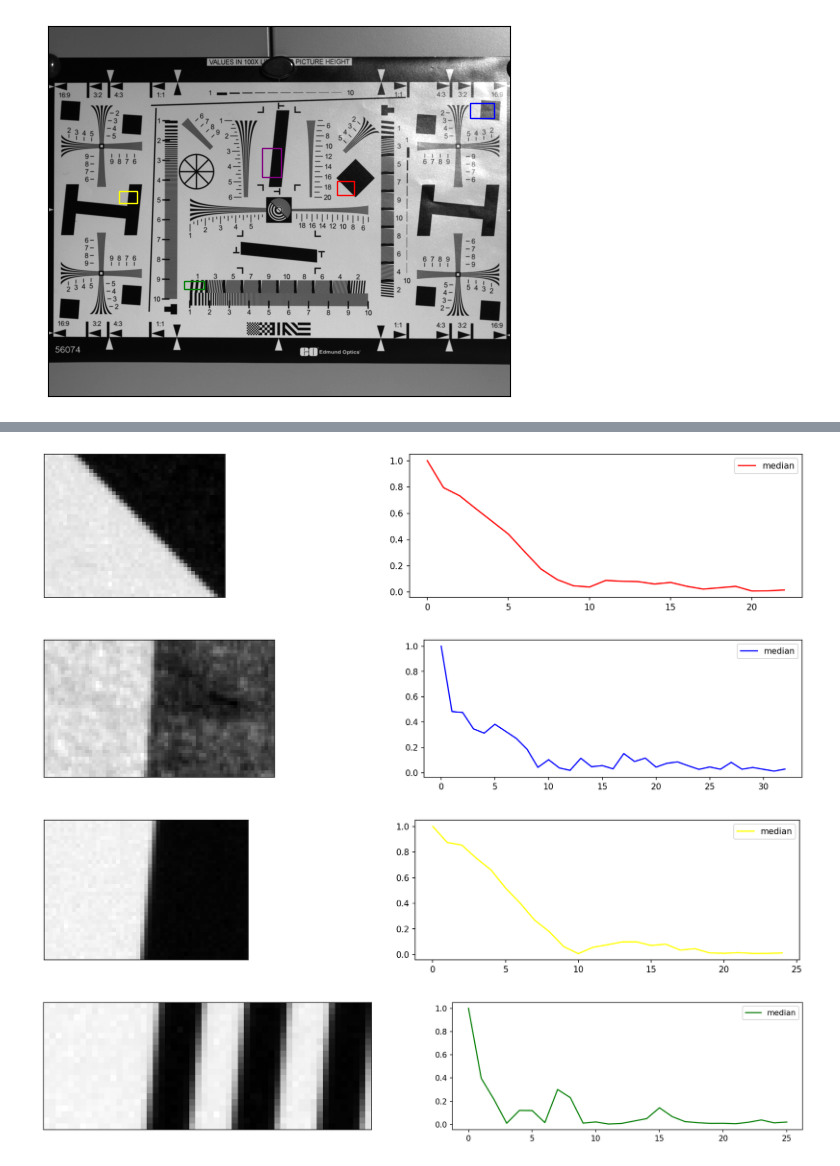
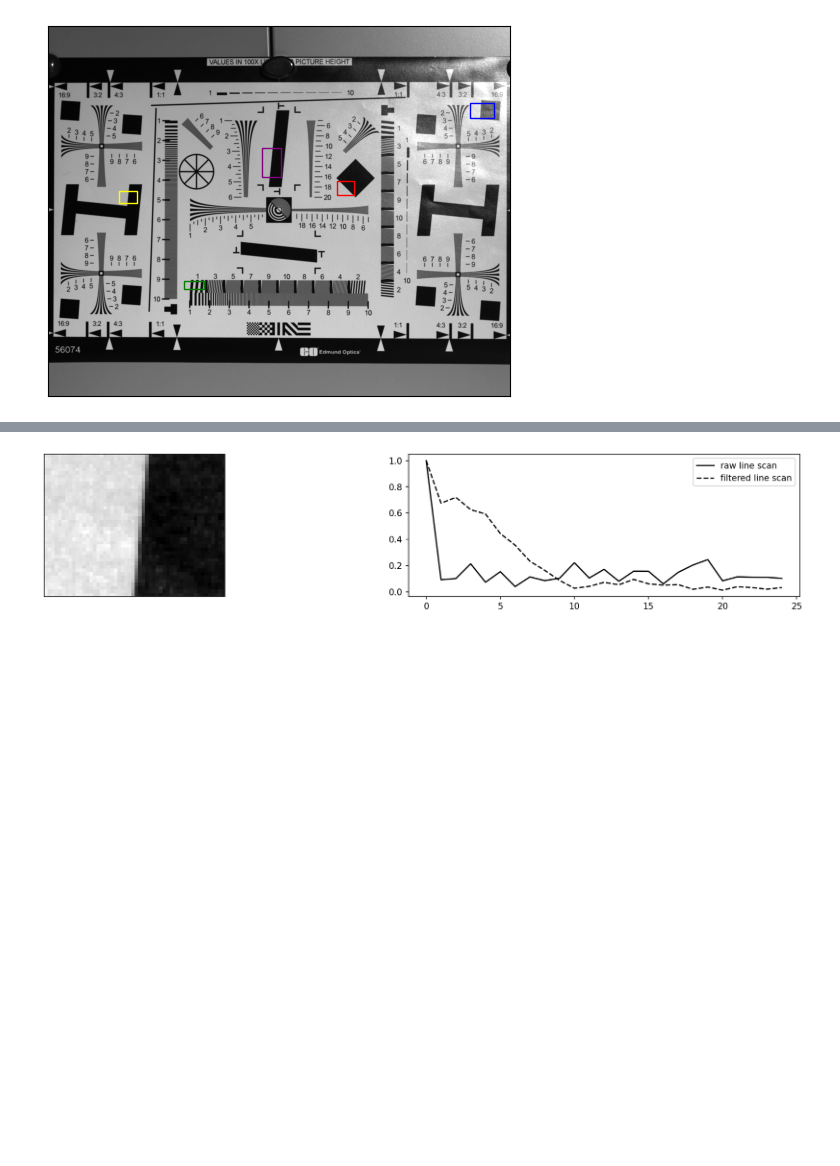
Before and after one commit to kennethmleo/Physics301-Optical-Payload-Characterization, a Jupyter notebook: Activity 02 - Contrast and Modulation Transfer Function/Activity 02_Constant_MTF.ipynb, the cells around one changed output, grey strips where cells are left out. Saved outputs shown, nothing was run; the diff lists cells and outputs as text; code cells hidden in the pictures; blank space fills up the shorter version.

```diff
--- a/Activity 02 - Contrast and Modulation Transfer Function/Activity 02_Constant_MTF.ipynb
+++ b/Activity 02 - Contrast and Modulation Transfer Function/Activity 02_Constant_MTF.ipynb
@@ -30,9 +32,13 @@ for i in roi_bounds.index:
 
 
     MTF_values = []
+    MTF_filtered_values = []
     for j in range(len(ROI)):
         ESF = ROI[i]
+        ESF_filtered = savgol_filter(ESF, 5, 1)
+
         LSF = np.abs(np.diff(ESF))
+        LSF_filtered = np.abs(np.diff(ESF_filtered))
 
         MTF = np.abs(np.fft.fft(LSF))
         MTF = MTF[:]/np.max(MTF)
@@ -40,10 +46,17 @@ for i in roi_bounds.index:
 
         MTF_values.append(MTF)
 
+        MTF_filtered = np.abs(np.fft.fft(LSF_filtered))
+        MTF_filtered = MTF_filtered[:]/np.max(MTF_filtered)
+        MTF_filtered = MTF_filtered[:len(MTF_filtered)//2]
+
+        MTF_filtered_values.append(MTF_filtered)
+
     MTF_values = np.array(MTF_values)
     MTF_values_median = np.percentile(MTF_values, 50, axis=0)
-    MTF_values_30 = np.percentile(MTF_values, 30, axis=0)
-    MTF_values_70 = np.percentile(MTF_values, 70, axis=0)
+
+    MTF_filtered_values = np.array(MTF_filtered_values)
+    MTF_filtered_values_median = np.percentile(MTF_filtered_values, 50, axis=0)
 
     plt.figure(figsize = (6*3, 3), dpi = 150, facecolor = None)
     plt.subplot(121)
@@ -52,7 +65,8 @@ for i in roi_bounds.index:
     plt.yticks([])
 
     plt.subplot(122)
-    plt.plot(np.arange(0, len(MTF_values_median)), MTF_values_median, color = colors[i], linestyle = 'solid', label = 'median')
+    plt.plot(np.arange(0, len(MTF_values_median)), MTF_values_median, color = colors[i], linestyle = 'solid', label = 'raw line scan')
+    plt.plot(np.arange(0, len(MTF_filtered_values_median)), MTF_filtered_values_median, color = colors[i], linestyle = 'dashed', label = 'filtered line scan')
     plt.legend()
 plt.show()
 # %% [output]
@@ -66,38 +80,44 @@ plt.show()
 # %%
-for i in roi_bounds.index:
-    ROI = image[int(roi_bounds.iloc[i][1]):int(roi_bounds.iloc[i][1] + roi_bounds.iloc[i][3]),
-                int(roi_bounds.iloc[i][0]):int(roi_bounds.iloc[i][0] + roi_bounds.iloc[i][2])]
+ROI_coords = cv2.selectROI(image)
+ROI = image[int(ROI_coords[1]):int(ROI_coords[1] + ROI_coords[3]), int(ROI_coords[0]):int(ROI_coords[0] + ROI_coords[2])]
 
+MTF_values = []
+MTF_filtered_values = []
+for j in range(len(ROI)):
+    ESF = ROI[i]
+    ESF_filtered = savgol_filter(ESF, 5, 1)
 
-    MTF_values = []
-    for j in range(len(ROI)):
-        ESF_raw = ROI[i]
-        ESF = savgol_filter(ESF_raw, 5, 1)
-        LSF = np.abs(np.diff(ESF))
+    LSF = np.abs(np.diff(ESF))
+    LSF_filtered = np.abs(np.diff(ESF_filtered))
 
-        MTF = np.abs(np.fft.fft(LSF))
-        MTF = MTF[:]/np.max(MTF)
-        MTF = MTF[:len(MTF)//2]
+    MTF = np.abs(np.fft.fft(LSF))
+    MTF = MTF[:]/np.max(MTF)
+    MTF = MTF[:len(MTF)//2]
 
-        MTF_values.append(MTF)
+    MTF_values.append(MTF)
 
-    MTF_values = np.array(MTF_values)
-    MTF_values_median = np.percentile(MTF_values, 50, axis=0)
-    MTF_values_30 = np.percentile(MTF_values, 30, axis=0)
-    MTF_values_70 = np.percentile(MTF_values, 70, axis=0)
+    MTF_filtered = np.abs(np.fft.fft(LSF_filtered))
+    MTF_filtered = MTF_filtered[:]/np.max(MTF_filtered)
+    MTF_filtered = MTF_filtered[:len(MTF_filtered)//2]
 
-    plt.figure(figsize = (6*3, 3), dpi = 150, facecolor = None)
-    plt.subplot(121)
-    plt.imshow(ROI, cmap = 'gray')
-    plt.xticks([])
-    plt.yticks([])
+    MTF_filtered_values.append(MTF_filtered)
 
-    plt.subplot(122)
-    plt.plot(np.arange(0, len(MTF_values_median)), MTF_values_median, color = colors[i], linestyle = 'solid', label = 'median')
-    plt.legend()
+MTF_values = np.array(MTF_values)
+MTF_values_median = np.percentile(MTF_values, 50, axis=0)
+
+MTF_filtered_values = np.array(MTF_filtered_values)
+MTF_filtered_values_median = np.percentile(MTF_filtered_values, 50, axis=0)
+
+plt.figure(figsize = (6*3, 3), dpi = 150, facecolor = None)
+plt.subplot(121)
+plt.imshow(ROI, cmap = 'gray')
+plt.xticks([])
+plt.yticks([])
+
+plt.subplot(122)
+plt.plot(np.arange(0, len(MTF_values_median)), MTF_values_median, color = 'black', linestyle = 'solid', label = 'raw line scan')
+plt.plot(np.arange(0, len(MTF_filtered_values_median)), MTF_filtered_values_median, color = 'black', linestyle = 'dashed', label = 'filtered line scan')
+plt.legend()
 plt.show()
 # %% [output]
-[figure, old version]
+[figure, new version]
-[figure, removed]
-[figure, removed]
-[figure, removed]
```
Also changed, not shown: parts of 6 cells of this notebook, 1 other file.
